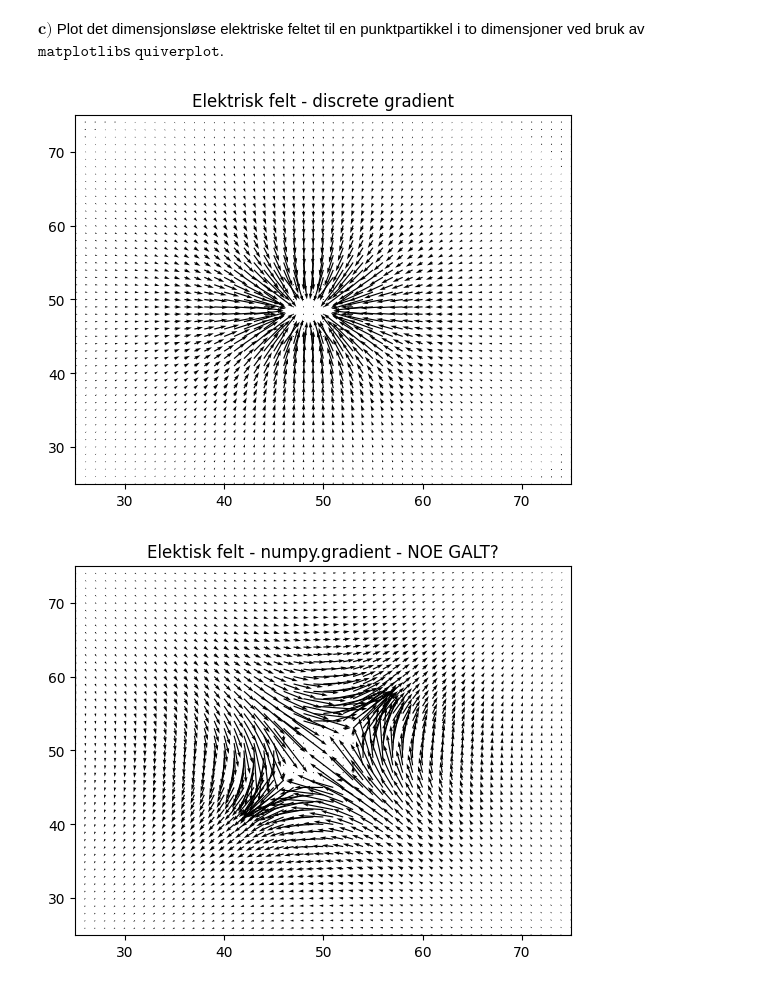
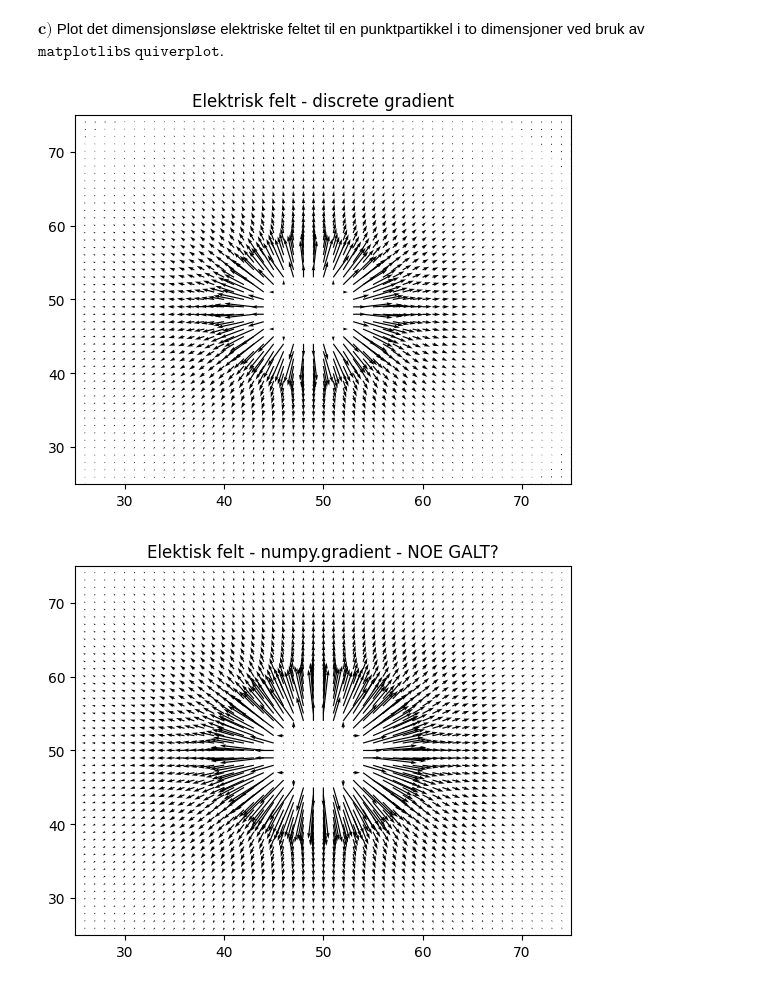
Before and after one commit to Kajrakso/ELMAG, a Jupyter notebook: øving3/Ex1 - Punktpartikkel.ipynb, the cells around one changed output. Saved outputs shown, nothing was run; the diff lists cells and outputs as text; code cells hidden in the pictures.

```diff
--- a/øving3/Ex1 - Punktpartikkel.ipynb
+++ b/øving3/Ex1 - Punktpartikkel.ipynb
@@ -139,9 +154,9 @@ def calculate_electric_field(xv, yv, potensial: np.ndarray) -> tuple[np.ndarray]
 
     # fylle med verdier
     for i in range(1, len(potensial)-1):
-        field_x[i-1] = discrete_grad(potensial[i], xv[0])
+        field_x[i-1] = -discrete_grad(potensial[i], xv[0])
     for i in range(1, len(potensial[:,]) - 1):
-        field_y[:,i-1] = discrete_grad(potensial[:,i], yv[:,0])
+        field_y[:,i-1] = -discrete_grad(potensial[:,i], yv[:,0])
 
     return field_x, field_y
 # %% [markdown]
@@ -149,24 +164,40 @@ $\textbf{c)}$ Plot det dimensjonsløse elektriske feltet til en punktpartikkel i
 # %%
 # bruke calculate_electric_field fra b)
 def electric_field_quiver() -> None:
     fig, ax = plt.subplots()
     ax.quiver(*calculate_electric_field(xv, yv, V_tilde), scale=1)
     ax.set_ylim(25,75)
     ax.set_xlim(25,75)
     ax.set_title("Elektrisk felt - discrete gradient")
 
 # Kan kanskje bruke np.gradient?
 def electric_field_quiver_numpy() -> None:
     fig, ax = plt.subplots()
-    ax.quiver(*(-(np.array(np.gradient(V_tilde)))))             #! noe som ikke stemmer her
-    # ax.quiver(*(np.gradient(V_tilde)))             #! noe som ikke stemmer her
+    # ax.quiver(*(-(np.array(np.gradient(V_tilde)))))             #! noe som ikke stemmer her
+    field = (np.gradient(V_tilde))
+    Ex = -field[0]
+    Ey = -field[1]
+    # Ex = -np.transpose(field[0])
+    # Ey = -np.transpose(field[1])
+
+    bra_x, bra_y = calculate_electric_field(xv, yv, V_tilde)
+
+    # ax.quiver(bra_x-Ex[1:-1,1:-1], bra_y-Ey[1:-1,1:-1])             #! noe som ikke stemmer her
+    # ax.quiver(Ex[1:-1,1:-1], Ey[1:-1,1:-1])             #! noe som ikke stemmer her
+    ax.quiver(Ey, Ex)             #! noe som ikke stemmer her
     ax.set_ylim(25,75)
     ax.set_xlim(25,75)
     ax.set_title("Elektisk felt - numpy.gradient - NOE GALT?")
 
+    #TODO aijdsasonodas
+    #? fjoasdodas
+    #! afjisda
+    #* afsaf
+    # ojiafjosad
+    # @param
 
 electric_field_quiver()
 electric_field_quiver_numpy()
 # %% [output]
-[figure, old version]
+[figure, new version]
-[figure, old version]
+[figure, new version]
```
Also changed, not shown: parts of 1 cell of this notebook, 1 other file.
